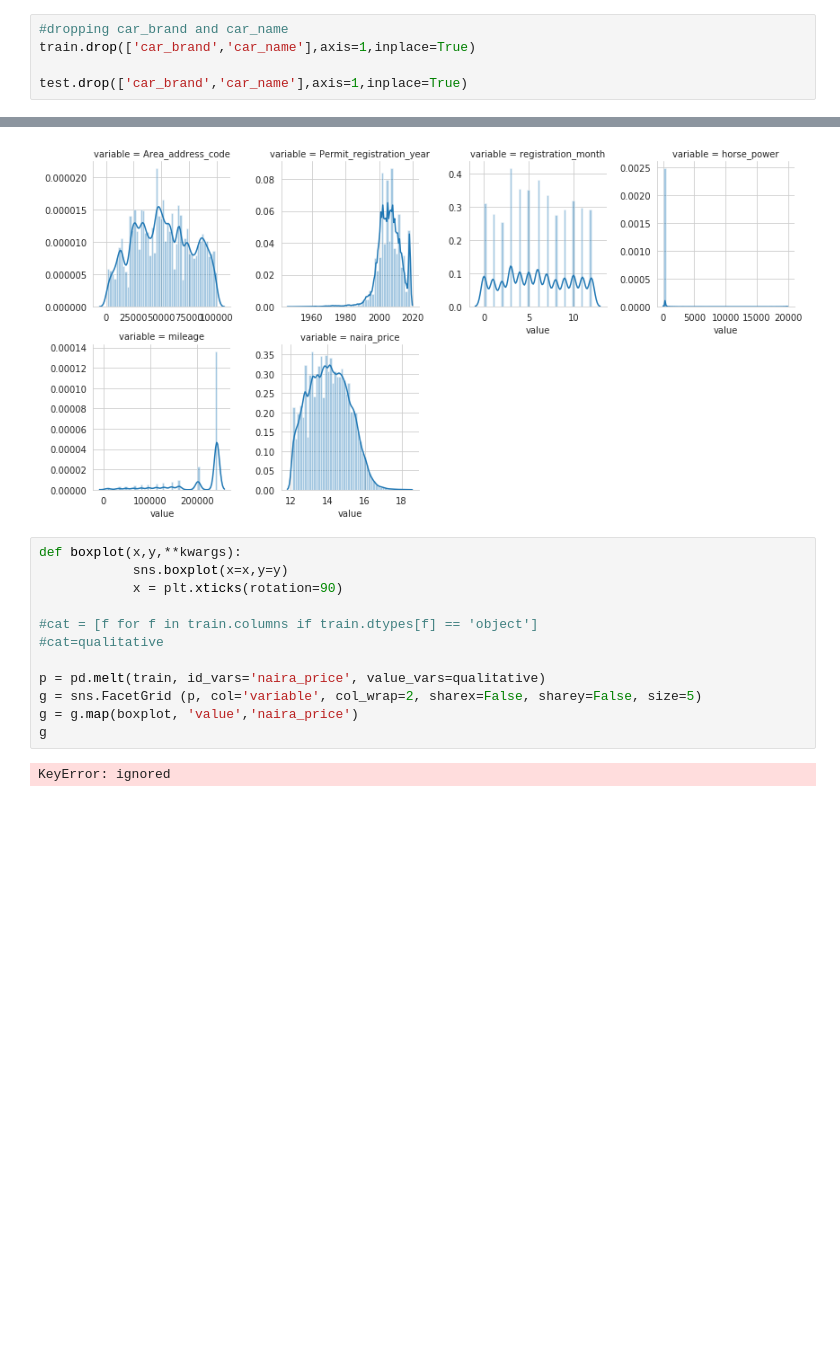
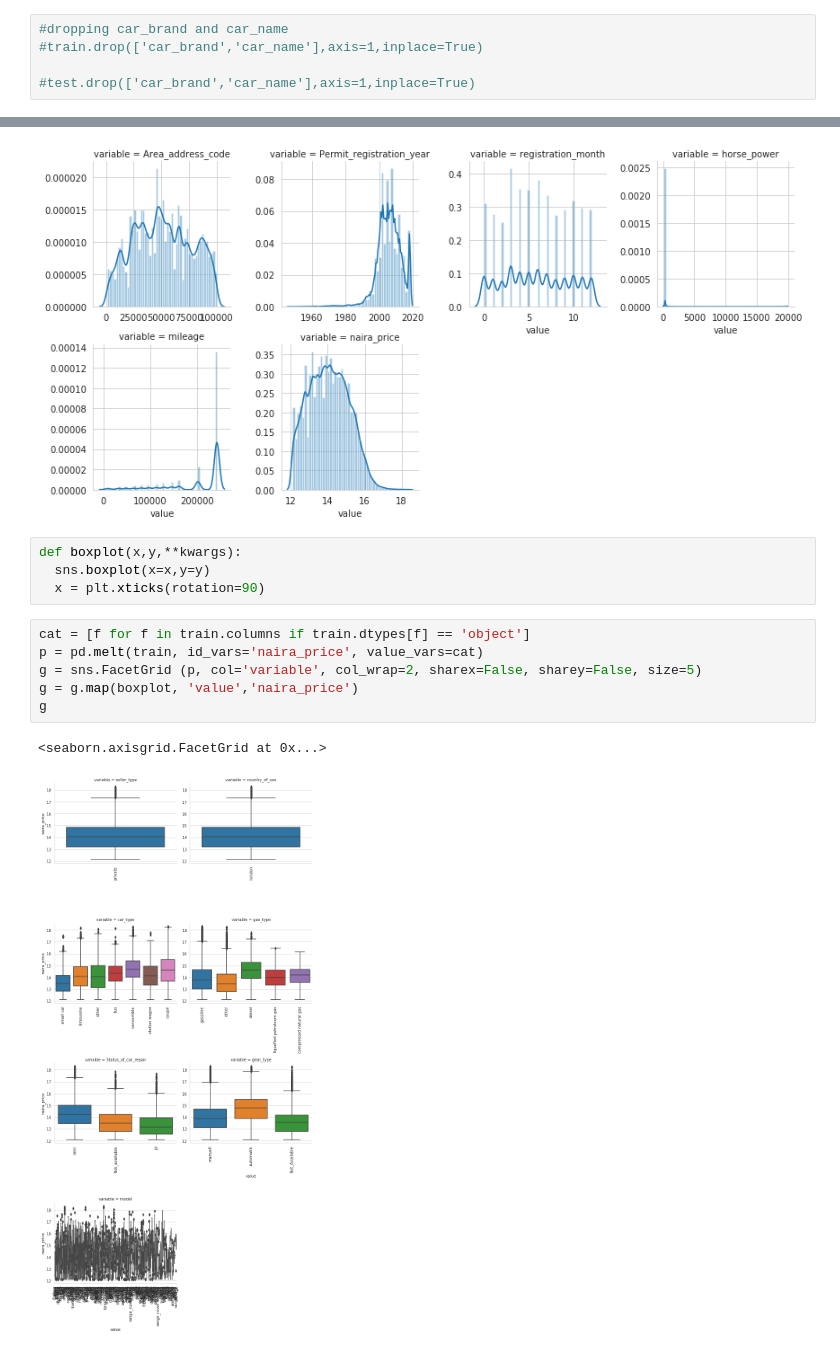
Before and after one commit to Ayanlola2002/Data-Science-Nigeria, a Jupyter notebook: best_car_price.ipynb, the cells around one changed output, grey strips where cells are left out. Cells and saved outputs as stored; diff of their text form; blank space fills up the shorter version.

```diff
--- a/best_car_price.ipynb
+++ b/best_car_price.ipynb
@@ -289,8 +297,8 @@ Name: country_of_use, dtype: int64
 # %%
 #dropping car_brand and car_name
-train.drop(['car_brand','car_name'],axis=1,inplace=True)
+#train.drop(['car_brand','car_name'],axis=1,inplace=True)
 
-test.drop(['car_brand','car_name'],axis=1,inplace=True)
+#test.drop(['car_brand','car_name'],axis=1,inplace=True)
 # %%
 train.head()
 # %% [output]
@@ -546,17 +554,16 @@ n1
 # %% [output]
 <seaborn.axisgrid.FacetGrid at 0x...>
 [figure]
+# %%
+def boxplot(x,y,**kwargs):
+  sns.boxplot(x=x,y=y)
+  x = plt.xticks(rotation=90)
 # %%
-def boxplot(x,y,**kwargs):
-            sns.boxplot(x=x,y=y)
-            x = plt.xticks(rotation=90)
-
-#cat = [f for f in train.columns if train.dtypes[f] == 'object']
-#cat=qualitative
-
-p = pd.melt(train, id_vars='naira_price', value_vars=qualitative)
+cat = [f for f in train.columns if train.dtypes[f] == 'object']
+p = pd.melt(train, id_vars='naira_price', value_vars=cat)
 g = sns.FacetGrid (p, col='variable', col_wrap=2, sharex=False, sharey=False, size=5)
 g = g.map(boxplot, 'value','naira_price')
 g
 # %% [output]
-KeyError: ignored
+<seaborn.axisgrid.FacetGrid at 0x...>
+[figure, added]
```
Also changed, not shown: parts of 2 cells of this notebook.
